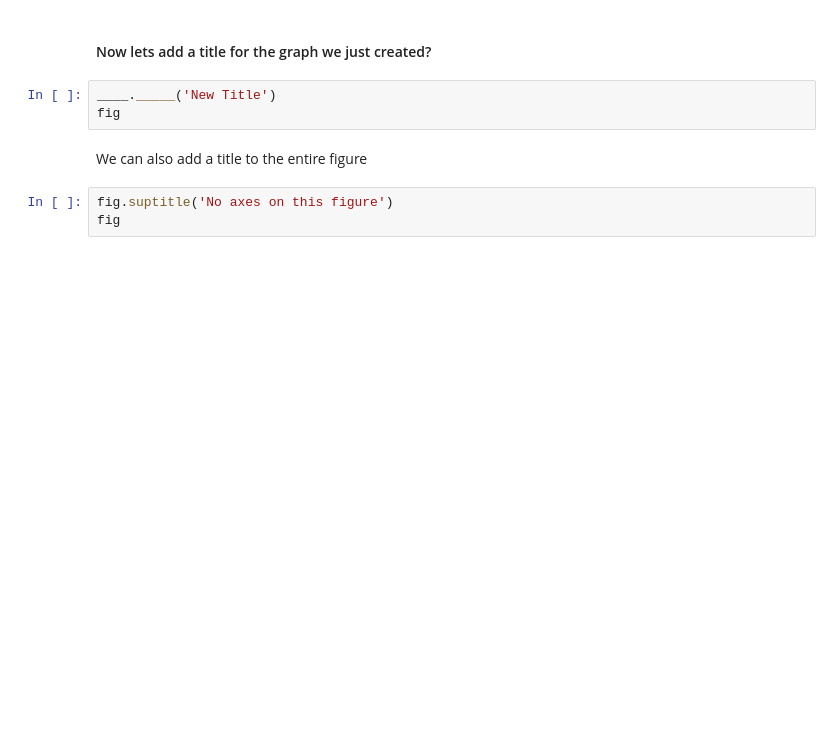
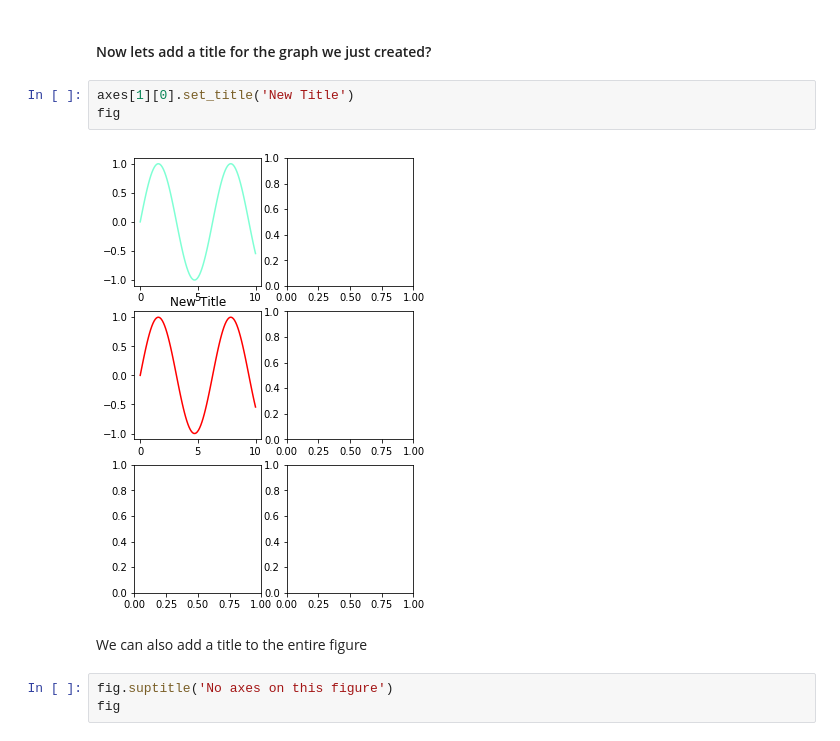
Before and after one commit to zahmedgit/nyc-ds-033020-lectures, a Jupyter notebook: Mod_1/Data_Visualization/Data_Visualizations_Matplotlib.ipynb, the cells around one changed output. Drawn from its saved outputs; the diff is of its cells as text; blank space fills up the shorter version.

```diff
--- a/Mod_1/Data_Visualization/Data_Visualizations_Matplotlib.ipynb
+++ b/Mod_1/Data_Visualization/Data_Visualizations_Matplotlib.ipynb
@@ -214,8 +220,10 @@ fig
 # %% [markdown]
 #### Now lets add a title for the graph we just created?
 # %%
-____._____('New Title')
+axes[1][0].set_title('New Title')
 fig
+# %% [output]
+[figure, added]
 # %% [markdown]
 We can also add a title to the entire figure
 # %%
```
Also changed, not shown: parts of 7 cells of this notebook, 3 other files.
